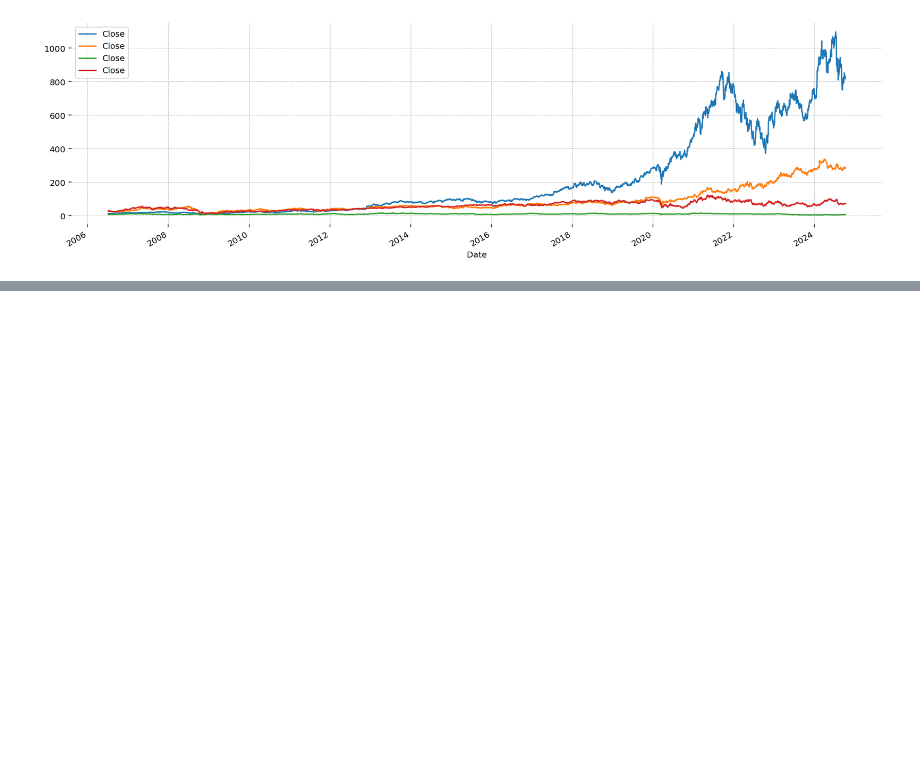
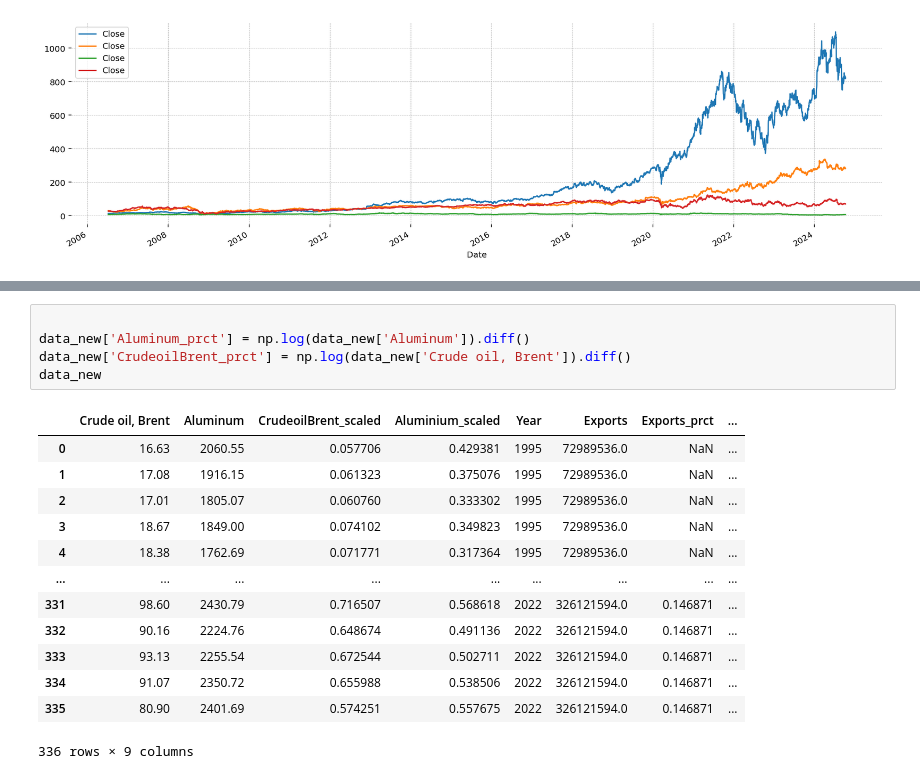
Before and after one commit to powell001/API_Data, a Jupyter notebook: code/googleFinance.ipynb, the cells around one changed output, grey strips where cells are left out. Drawn from its saved outputs; the diff is of its cells as text; blank space fills up the shorter version.

```diff
--- a/code/googleFinance.ipynb
+++ b/code/googleFinance.ipynb
@@ -129,0 +156,19 @@ India
+# %%
+
+data_new['Aluminum_prct'] = np.log(data_new['Aluminum']).diff()
+data_new['CrudeoilBrent_prct'] = np.log(data_new['Crude oil, Brent']).diff()
+data_new
+# %% [output]
+|  | Crude oil, Brent | Aluminum | CrudeoilBrent_scaled | Aluminium_scaled | Year | Exports | Exports_prct | ... |
+| 0 | 16.63 | 2060.55 | 0.057706 | 0.429381 | 1995 | 72989536.0 | NaN | ... |
+| 1 | 17.08 | 1916.15 | 0.061323 | 0.375076 | 1995 | 72989536.0 | NaN | ... |
+| 2 | 17.01 | 1805.07 | 0.060760 | 0.333302 | 1995 | 72989536.0 | NaN | ... |
+| 3 | 18.67 | 1849.00 | 0.074102 | 0.349823 | 1995 | 72989536.0 | NaN | ... |
+| 4 | 18.38 | 1762.69 | 0.071771 | 0.317364 | 1995 | 72989536.0 | NaN | ... |
+| ... | ... | ... | ... | ... | ... | ... | ... | ... |
+| 331 | 98.60 | 2430.79 | 0.716507 | 0.568618 | 2022 | 326121594.0 | 0.146871 | ... |
+| 332 | 90.16 | 2224.76 | 0.648674 | 0.491136 | 2022 | 326121594.0 | 0.146871 | ... |
+| 333 | 93.13 | 2255.54 | 0.672544 | 0.502711 | 2022 | 326121594.0 | 0.146871 | ... |
+| 334 | 91.07 | 2350.72 | 0.655988 | 0.538506 | 2022 | 326121594.0 | 0.146871 | ... |
+| 335 | 80.90 | 2401.69 | 0.574251 | 0.557675 | 2022 | 326121594.0 | 0.146871 | ... |
+336 rows × 9 columns
```
Also changed, not shown: parts of 11 cells of this notebook, 1 other file.
